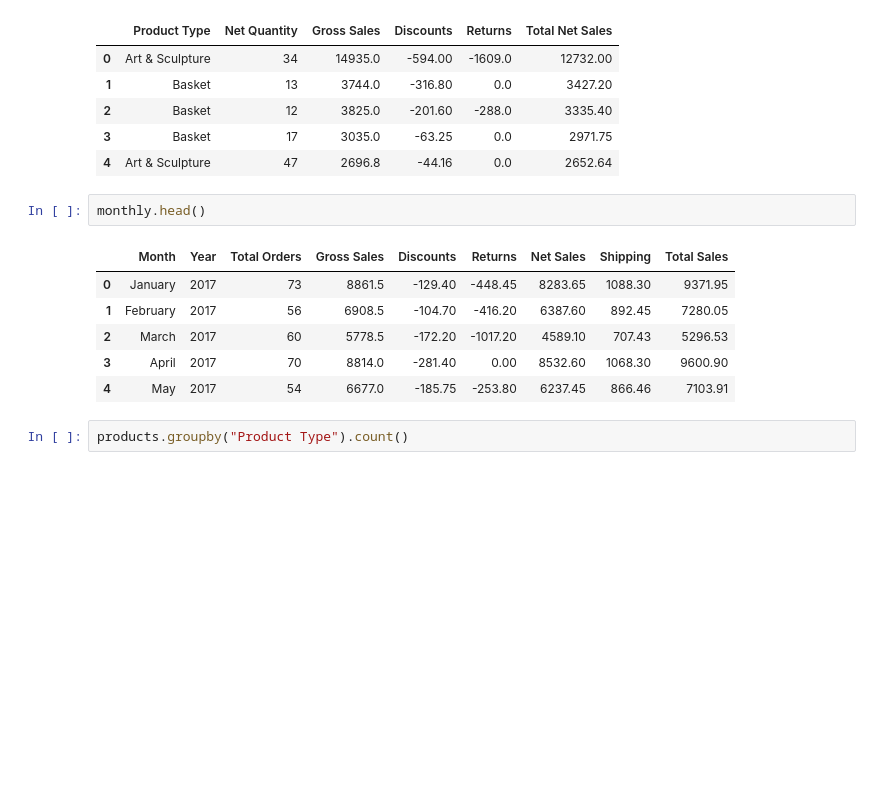
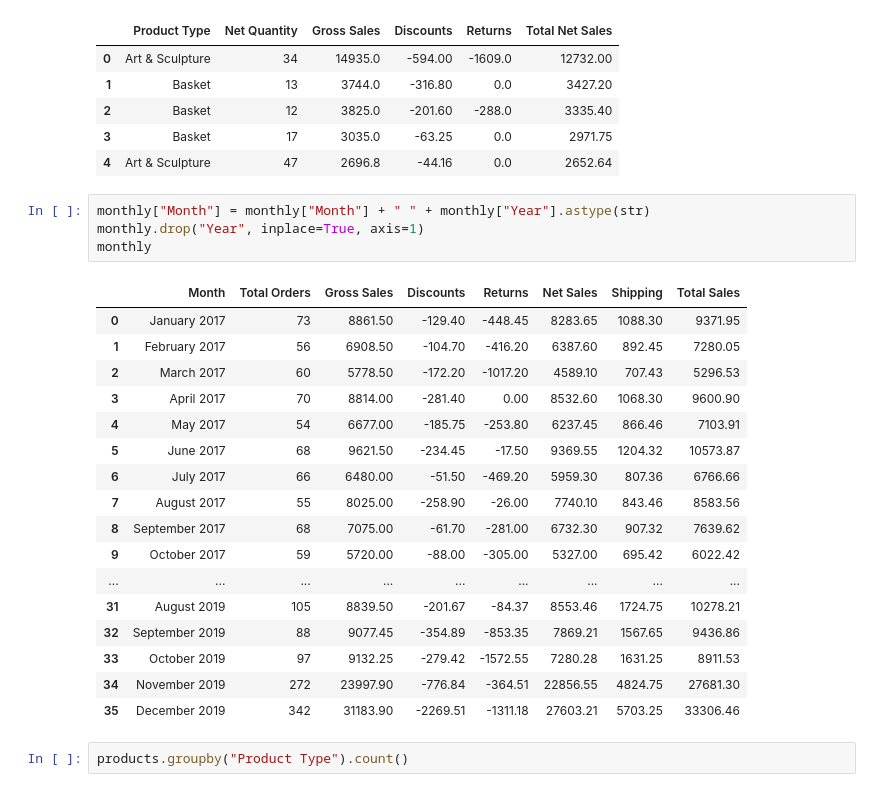
Before and after one commit to rickshev/Online_Store_Analysis, a Jupyter notebook: Untitled.ipynb, the cells around one changed output. Saved outputs shown, nothing was run; the diff lists cells and outputs as text; blank space fills up the shorter version.

```diff
--- a/Untitled.ipynb
+++ b/Untitled.ipynb
@@ -12,15 +14,28 @@ products.head()
 | 2 | Basket | 12 | 3825.0 | -201.60 | -288.0 | 3335.40 |
 | 3 | Basket | 17 | 3035.0 | -63.25 | 0.0 | 2971.75 |
 | 4 | Art & Sculpture | 47 | 2696.8 | -44.16 | 0.0 | 2652.64 |
-# %%
-monthly.head()
-# %% [output]
-|  | Month | Year | Total Orders | Gross Sales | Discounts | Returns | Net Sales | Shipping | Total Sales |
-| 0 | January | 2017 | 73 | 8861.5 | -129.40 | -448.45 | 8283.65 | 1088.30 | 9371.95 |
-| 1 | February | 2017 | 56 | 6908.5 | -104.70 | -416.20 | 6387.60 | 892.45 | 7280.05 |
-| 2 | March | 2017 | 60 | 5778.5 | -172.20 | -1017.20 | 4589.10 | 707.43 | 5296.53 |
-| 3 | April | 2017 | 70 | 8814.0 | -281.40 | 0.00 | 8532.60 | 1068.30 | 9600.90 |
-| 4 | May | 2017 | 54 | 6677.0 | -185.75 | -253.80 | 6237.45 | 866.46 | 7103.91 |
+# %%
+monthly["Month"] = monthly["Month"] + " " + monthly["Year"].astype(str)
+monthly.drop("Year", inplace=True, axis=1)
+monthly
+# %% [output]
+|  | Month | Total Orders | Gross Sales | Discounts | Returns | Net Sales | Shipping | Total Sales |
+| 0 | January 2017 | 73 | 8861.50 | -129.40 | -448.45 | 8283.65 | 1088.30 | 9371.95 |
+| 1 | February 2017 | 56 | 6908.50 | -104.70 | -416.20 | 6387.60 | 892.45 | 7280.05 |
+| 2 | March 2017 | 60 | 5778.50 | -172.20 | -1017.20 | 4589.10 | 707.43 | 5296.53 |
+| 3 | April 2017 | 70 | 8814.00 | -281.40 | 0.00 | 8532.60 | 1068.30 | 9600.90 |
+| 4 | May 2017 | 54 | 6677.00 | -185.75 | -253.80 | 6237.45 | 866.46 | 7103.91 |
+| 5 | June 2017 | 68 | 9621.50 | -234.45 | -17.50 | 9369.55 | 1204.32 | 10573.87 |
+| 6 | July 2017 | 66 | 6480.00 | -51.50 | -469.20 | 5959.30 | 807.36 | 6766.66 |
+| 7 | August 2017 | 55 | 8025.00 | -258.90 | -26.00 | 7740.10 | 843.46 | 8583.56 |
+| 8 | September 2017 | 68 | 7075.00 | -61.70 | -281.00 | 6732.30 | 907.32 | 7639.62 |
+| 9 | October 2017 | 59 | 5720.00 | -88.00 | -305.00 | 5327.00 | 695.42 | 6022.42 |
+| ... | ... | ... | ... | ... | ... | ... | ... | ... |
+| 31 | August 2019 | 105 | 8839.50 | -201.67 | -84.37 | 8553.46 | 1724.75 | 10278.21 |
+| 32 | September 2019 | 88 | 9077.45 | -354.89 | -853.35 | 7869.21 | 1567.65 | 9436.86 |
+| 33 | October 2019 | 97 | 9132.25 | -279.42 | -1572.55 | 7280.28 | 1631.25 | 8911.53 |
+| 34 | November 2019 | 272 | 23997.90 | -776.84 | -364.51 | 22856.55 | 4824.75 | 27681.30 |
+| 35 | December 2019 | 342 | 31183.90 | -2269.51 | -1311.18 | 27603.21 | 5703.25 | 33306.46 |
 # %%
 products.groupby("Product Type").count()
 # %% [output]
```
Also changed, not shown: parts of 5 cells of this notebook.
